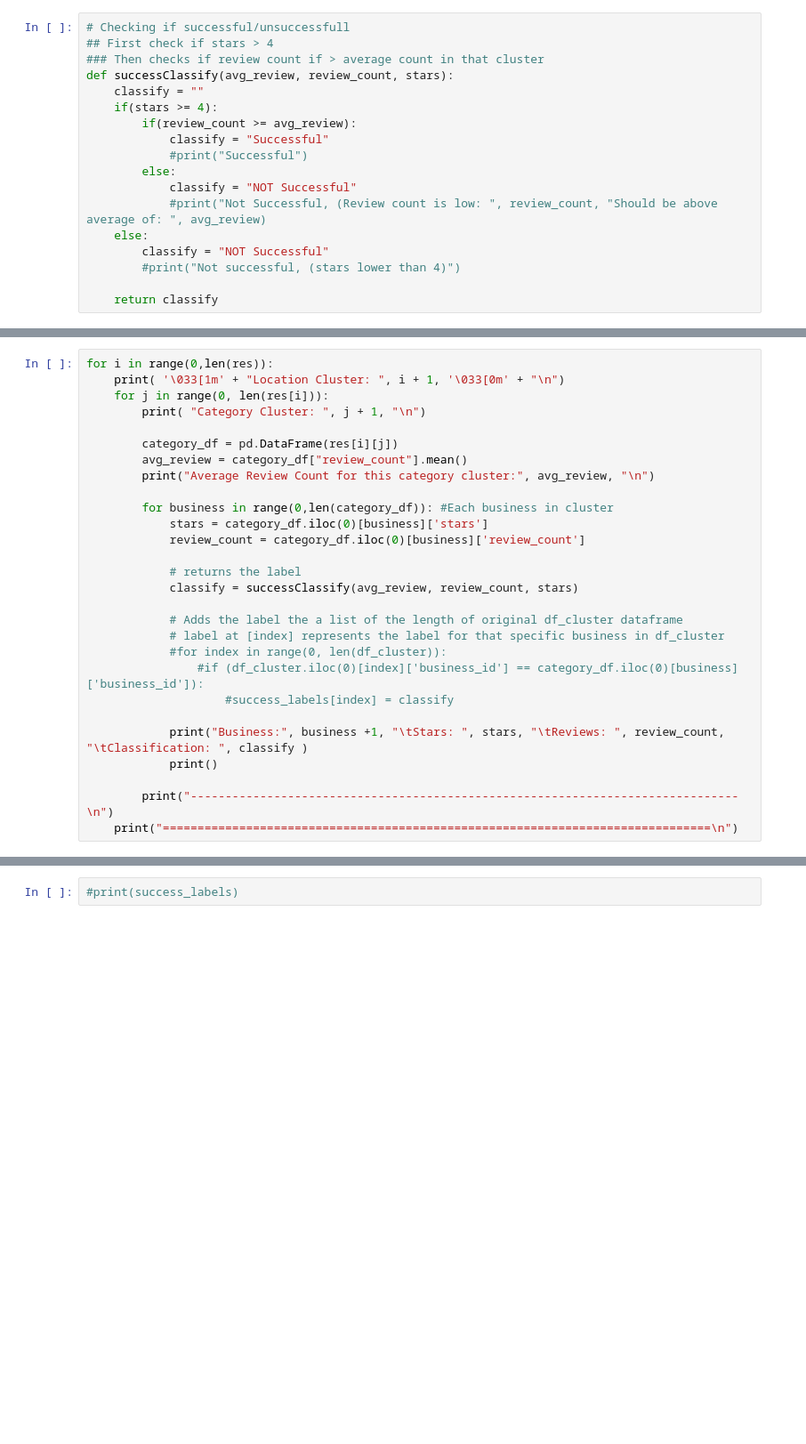
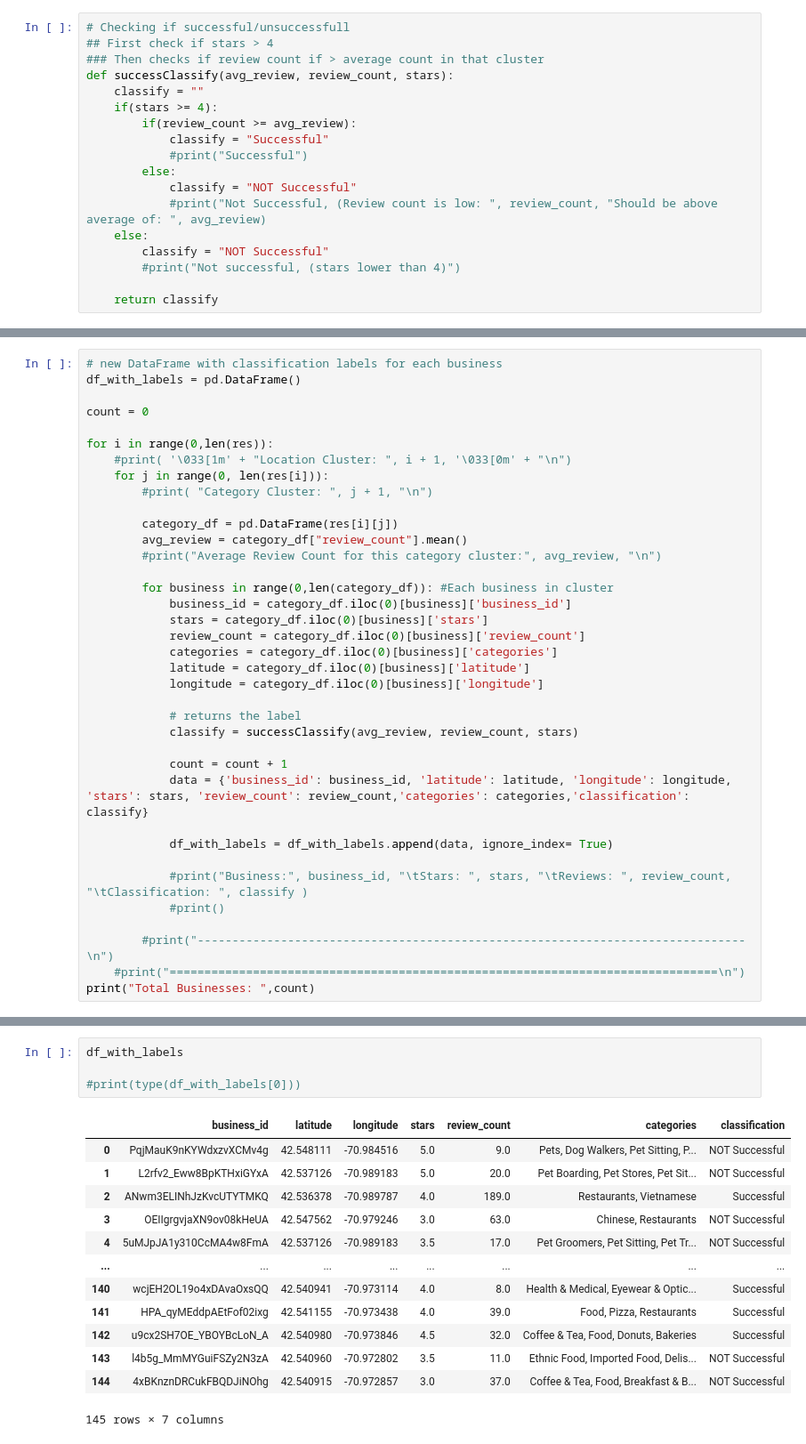
Before and after one commit to parmeet54/255-Project, a Jupyter notebook: team_project.ipynb, the cells around one changed output, grey strips where cells are left out. Shown: that part at 89% size. Saved outputs shown, nothing was run; the diff lists cells and outputs as text; blank space fills up the shorter version.

Commit message:
create new DF with business info and labels

```diff
--- a/team_project.ipynb
+++ b/team_project.ipynb
@@ -353,29 +349,38 @@ def successClassify(avg_review, review_count, stars):
 # %%
+# new DataFrame with classification labels for each business
+df_with_labels = pd.DataFrame()
+
+count = 0
+
 for i in range(0,len(res)):
-    print( '\033[1m' + "Location Cluster: ", i + 1, '\033[0m' + "\n")
+    #print( '\033[1m' + "Location Cluster: ", i + 1, '\033[0m' + "\n")
     for j in range(0, len(res[i])):
-        print( "Category Cluster: ", j + 1, "\n")
+        #print( "Category Cluster: ", j + 1, "\n")
 
         category_df = pd.DataFrame(res[i][j])
         avg_review = category_df["review_count"].mean()
-        print("Average Review Count for this category cluster:", avg_review, "\n")
+        #print("Average Review Count for this category cluster:", avg_review, "\n")
 
         for business in range(0,len(category_df)): #Each business in cluster
+            business_id = category_df.iloc(0)[business]['business_id']
             stars = category_df.iloc(0)[business]['stars']
             review_count = category_df.iloc(0)[business]['review_count']
+            categories = category_df.iloc(0)[business]['categories']
+            latitude = category_df.iloc(0)[business]['latitude']
+            longitude = category_df.iloc(0)[business]['longitude']
 
             # returns the label
             classify = successClassify(avg_review, review_count, stars)
 
-            # Adds the label the a list of the length of original df_cluster dataframe
-            # label at [index] represents the label for that specific business in df_cluster
-            #for index in range(0, len(df_cluster)):
-                #if (df_cluster.iloc(0)[index]['business_id'] == category_df.iloc(0)[business]['business_id']):
-                    #success_labels[index] = classify
+            count = count + 1
+            data = {'business_id': business_id, 'latitude': latitude, 'longitude': longitude, 'stars': stars, 'review_count': review_count,'categories': categories,'classification': classify}
 
-            print("Business:", business +1, "\tStars: ", stars, "\tReviews: ", review_count, "\tClassification: ", classify )
-            print()
+            df_with_labels = df_with_labels.append(data, ignore_index= True)
 
-        print("-------------------------------------------------------------------------------\n")
-    print("===============================================================================\n")
+            #print("Business:", business_id, "\tStars: ", stars, "\tReviews: ", review_count, "\tClassification: ", classify )
+            #print()
+
+        #print("-------------------------------------------------------------------------------\n")
+    #print("===============================================================================\n")
+print("Total Businesses: ",count)
 # %% [output]
@@ -399,2 +404,18 @@ Business: 3     Stars:  4.0     Reviews:  189   Classification:  Successful
 # %%
-#print(success_labels)
+df_with_labels
+
+#print(type(df_with_labels[0]))
+# %% [output]
+|  | business_id | latitude | longitude | stars | review_count | categories | classification |
+| 0 | PqjMauK9nKYWdxzvXCMv4g | 42.548111 | -70.984516 | 5.0 | 9.0 | Pets, Dog Walkers, Pet Sitting, P... | NOT Successful |
+| 1 | L2rfv2_Eww8BpKTHxiGYxA | 42.537126 | -70.989183 | 5.0 | 20.0 | Pet Boarding, Pet Stores, Pet Sit... | NOT Successful |
+| 2 | ANwm3ELINhJzKvcUTYTMKQ | 42.536378 | -70.989787 | 4.0 | 189.0 | Restaurants, Vietnamese | Successful |
+| 3 | OEIIgrgvjaXN9ov08kHeUA | 42.547562 | -70.979246 | 3.0 | 63.0 | Chinese, Restaurants | NOT Successful |
+| 4 | 5uMJpJA1y310CcMA4w8FmA | 42.537126 | -70.989183 | 3.5 | 17.0 | Pet Groomers, Pet Sitting, Pet Tr... | NOT Successful |
+| ... | ... | ... | ... | ... | ... | ... | ... |
+| 140 | wcjEH2OL19o4xDAvaOxsQQ | 42.540941 | -70.973114 | 4.0 | 8.0 | Health & Medical, Eyewear & Optic... | Successful |
+| 141 | HPA_qyMEddpAEtFof02ixg | 42.541155 | -70.973438 | 4.0 | 39.0 | Food, Pizza, Restaurants | Successful |
+| 142 | u9cx2SH7OE_YBOYBcLoN_A | 42.540980 | -70.973846 | 4.5 | 32.0 | Coffee & Tea, Food, Donuts, Bakeries | Successful |
+| 143 | l4b5g_MmMYGuiFSZy2N3zA | 42.540960 | -70.972802 | 3.5 | 11.0 | Ethnic Food, Imported Food, Delis... | NOT Successful |
+| 144 | 4xBKnznDRCukFBQDJiNOhg | 42.540915 | -70.972857 | 3.0 | 37.0 | Coffee & Tea, Food, Breakfast & B... | NOT Successful |
+145 rows × 7 columns
```
Also changed, not shown: parts of 2 cells of this notebook.
